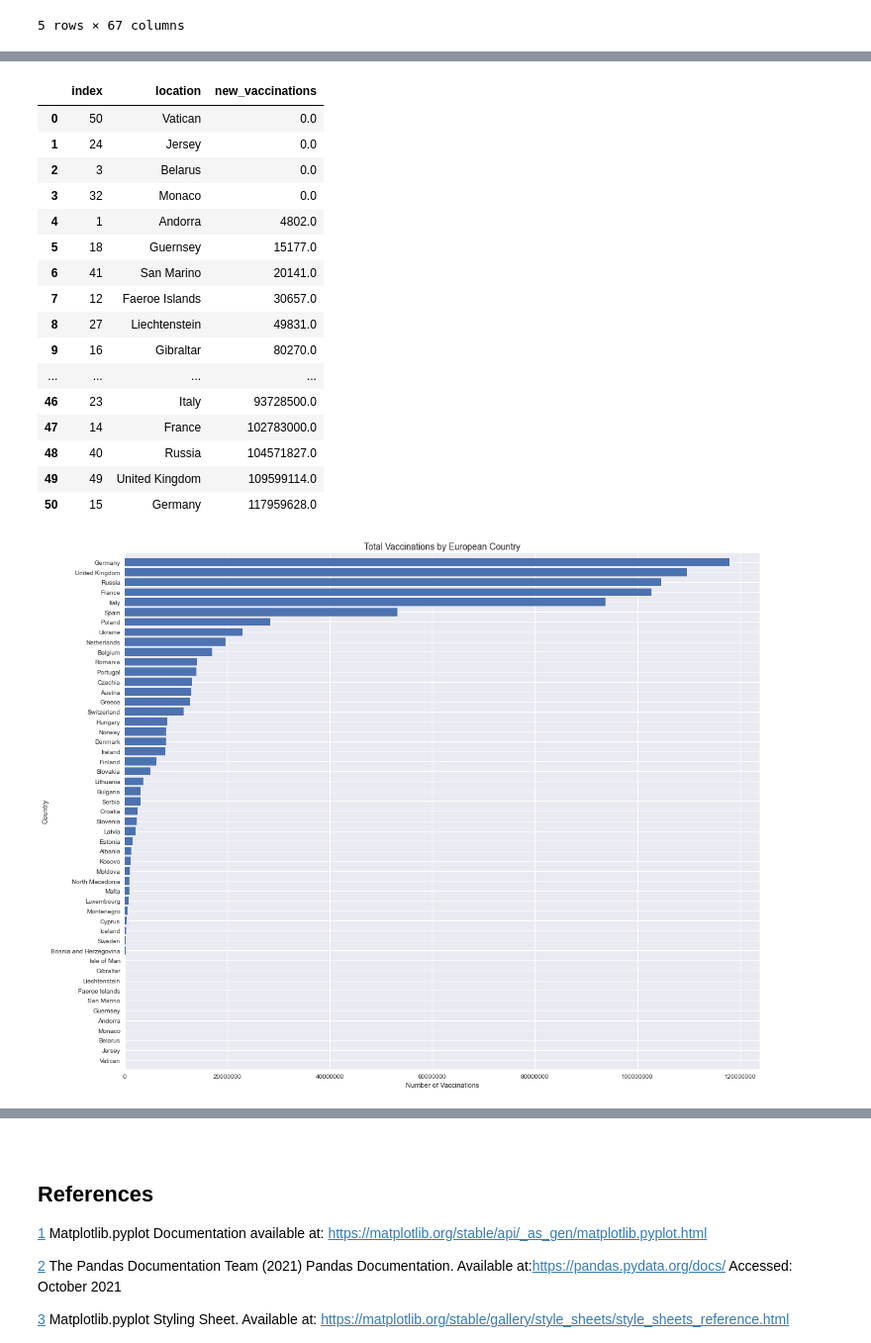
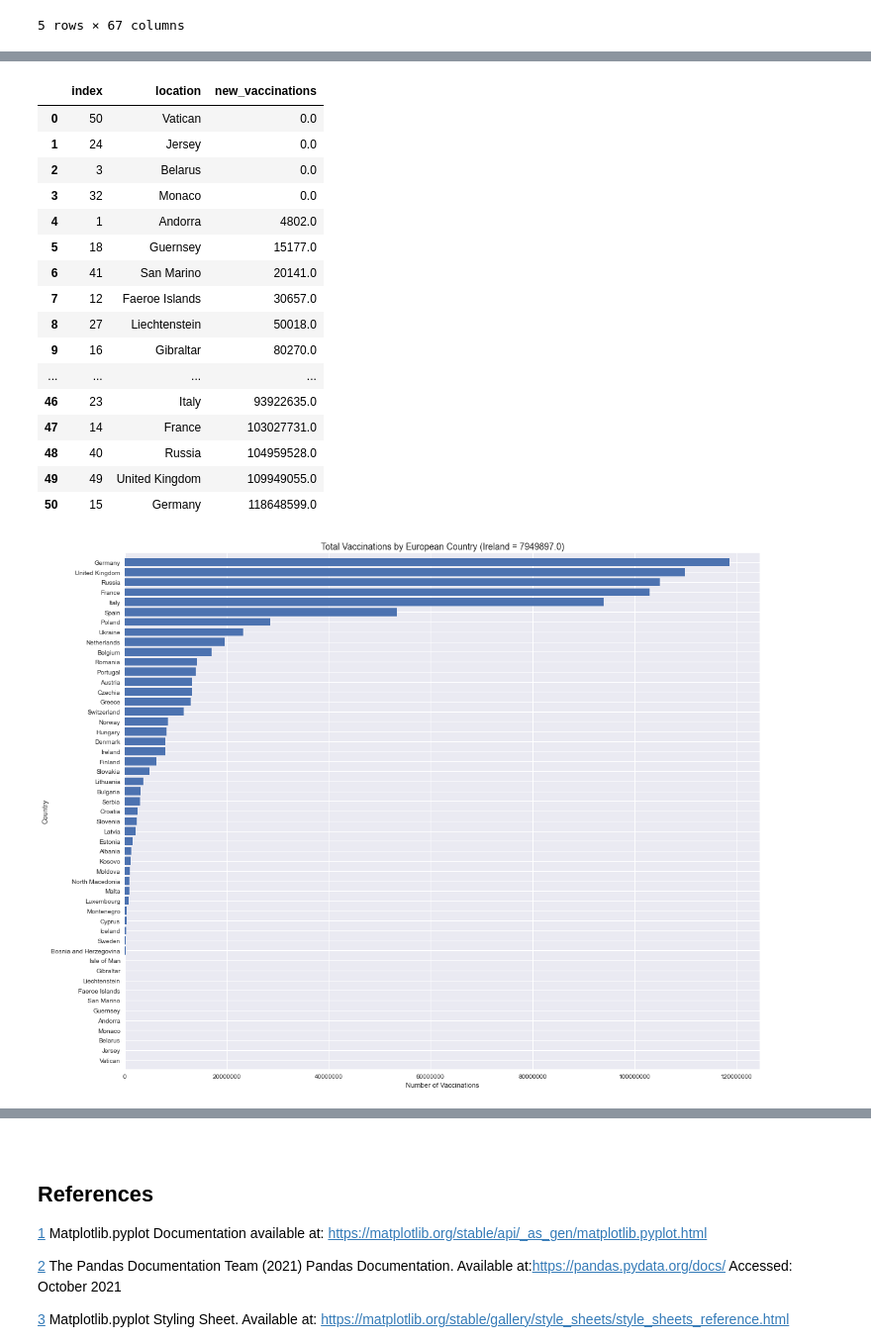
Before and after one commit to Sam-Tracey/Fundamentals-of-Data-Analysis, a Jupyter notebook: pyplot.ipynb, the cells around one changed output, grey strips where cells are left out. Shown at 99% size. Cells and saved outputs as stored; diff of their text form; code cells hidden in the pictures.

```diff
--- a/pyplot.ipynb
+++ b/pyplot.ipynb
@@ -208,0 +236,6 @@ df1 = pd.read_csv("https://covid.ourworldindata.org/data/owid-covid-data.csv", p
+# %%
+# Define url to read data from
+covidALL_Url = ('https://covid.ourworldindata.org/data/owid-covid-data.csv')
+# %%
+# Read data from Our World In Data website.
+df1 = pd.read_csv(covidALL_Url, parse_dates=['date'])
@@ -275,11 +311,11 @@ vac_sorted
 | 5 | 18 | Guernsey | 15177.0 |
 | 6 | 41 | San Marino | 20141.0 |
 | 7 | 12 | Faeroe Islands | 30657.0 |
-| 8 | 27 | Liechtenstein | 49831.0 |
+| 8 | 27 | Liechtenstein | 50018.0 |
 | 9 | 16 | Gibraltar | 80270.0 |
 | ... | ... | ... | ... |
-| 46 | 23 | Italy | 93728500.0 |
-| 47 | 14 | France | 102783000.0 |
-| 48 | 40 | Russia | 104571827.0 |
-| 49 | 49 | United Kingdom | 109599114.0 |
-| 50 | 15 | Germany | 117959628.0 |
+| 46 | 23 | Italy | 93922635.0 |
+| 47 | 14 | France | 103027731.0 |
+| 48 | 40 | Russia | 104959528.0 |
+| 49 | 49 | United Kingdom | 109949055.0 |
+| 50 | 15 | Germany | 118648599.0 |
@@ -286,17 +325,19 @@ vac_sorted
 # %%
 #Change default figure size [4]
 plt.rcParams['figure.figsize'] = [18, 15]
 fig, ax = plt.subplots()
 ax.barh(vac_sorted['location'], vac_sorted['new_vaccinations'], align='center')
-ax.set_title('Total Vaccinations by European Country', fontsize=14)
+ax.set_title(f'Total Vaccinations by European Country (Ireland = {ire_total})', fontsize=14)
 ax.set_xlabel('Number of Vaccinations')
 ax.set_ylabel('Country')
+
 # Remove Scientific Notation.(https://stackoverflow.com/questions/28371674/prevent-scientific-notation-in-matplotlib-pyplot)
 ax.ticklabel_format(axis="x", style='plain')
 # Change Top and Bottom Padding.
 ax.margins(y=0.01)
+plt.show()
 # %% [output]
-[figure, old version]
+[figure, new version]
 # %%
 # Choose Specific Data for Exploration
 vac_per = europe[['location', 'date', 'people_fully_vaccinated_per_hundred']]
```
Also changed, not shown: parts of 21 cells of this notebook, 14 other files.
